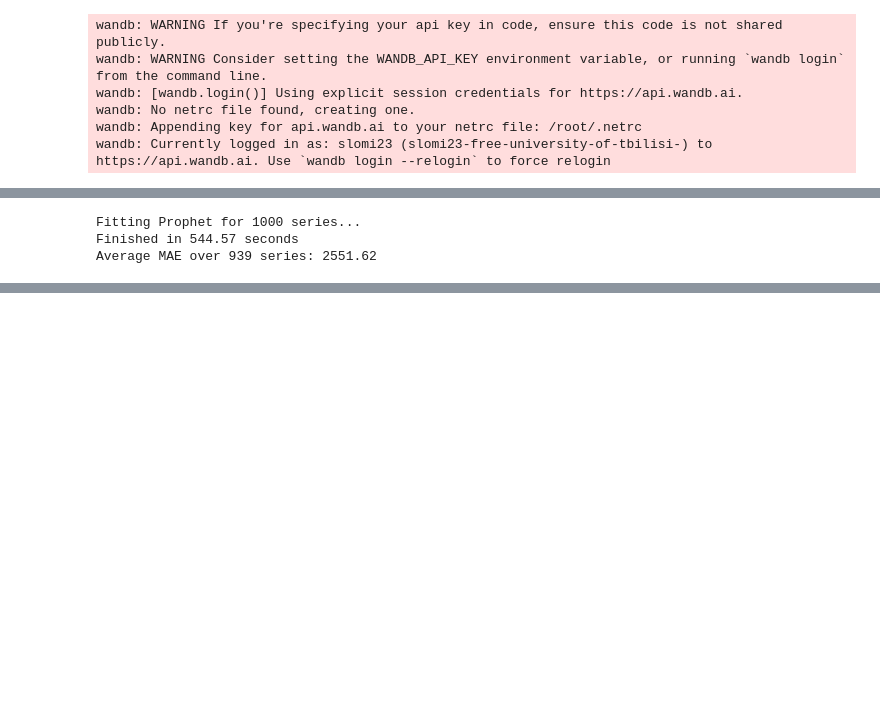
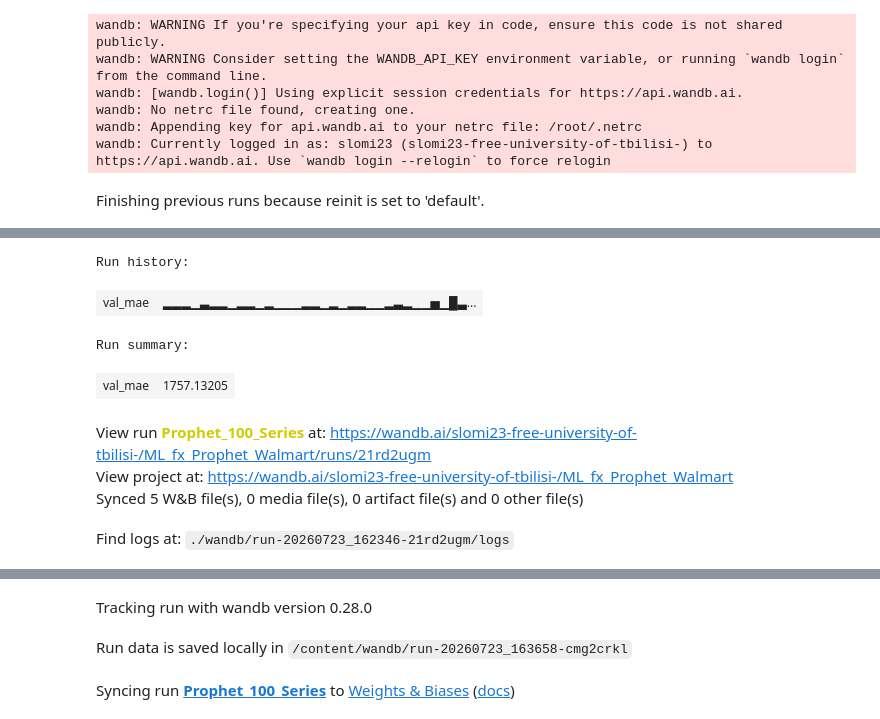
Before and after one commit to slomi23/ML_fx, a Jupyter notebook: model_experiment_Prophet.ipynb, the cells around one changed output, grey strips where cells are left out. Cells and saved outputs as stored; diff of their text form; code cells hidden in the pictures; blank space fills up the shorter version.

```diff
--- a/model_experiment_Prophet.ipynb
+++ b/model_experiment_Prophet.ipynb
@@ -85,14 +85,26 @@ import pandas as pd
 import numpy as np
 from joblib import Parallel, delayed
 import time
+import wandb
+holidays = pd.DataFrame({
+    'holiday': ['Super Bowl', 'Super Bowl', 'Super Bowl', 'Super Bowl',
+                'Labor Day', 'Labor Day', 'Labor Day', 'Labor Day',
+                'Thanksgiving', 'Thanksgiving', 'Thanksgiving', 'Thanksgiving',
+                'Christmas', 'Christmas', 'Christmas', 'Christmas'],
+    'ds': pd.to_datetime(['2010-02-12', '2011-02-11', '2012-02-10', '2013-02-08',
+                          '2010-09-10', '2011-09-09', '2012-09-07', '2013-09-06',
+                          '2010-11-26', '2011-11-25', '2012-11-23', '2013-11-29',
+                          '2010-12-31', '2011-12-30', '2012-12-28', '2013-12-27'])
+})
+run = wandb.init(project="ML_fx_Prophet_Walmart", name="Prophet_100_Series")
 
 # 1. Identify unique Store/Dept combinations
 combinations = train.groupby(['Store', 'Dept']).size().reset_index(name='count')
-combos_to_fit = combinations.head(1000).reset_index(drop=True)
+combos_to_fit = combinations.head(100).reset_index(drop=True)
 
 print(f"Fitting Prophet for {len(combos_to_fit)} series...")
 
-def fit_prophet(store_id, dept_id):
+def fit_prophet(idx, store_id, dept_id):
     try:
         # Filter data
         df = train[(train['Store'] == store_id) & (train['Dept'] == dept_id)].copy()
@@ -114,7 +126,7 @@ def fit_prophet(store_id, dept_id):
         prophet_val = val_df.rename(columns={'Date': 'ds'})
 
         # Fit Model
-        model = Prophet(daily_seasonality=False, weekly_seasonality=True, yearly_seasonality=True)
+        model = Prophet(holidays=holidays, daily_seasonality=False, weekly_seasonality=True, yearly_seasonality=True)
         model.fit(prophet_train)
 
         # Predict
@@ -125,7 +137,7 @@ def fit_prophet(store_id, dept_id):
         val_preds = forecast['yhat'].values
 
         mae = np.mean(np.abs(val_actuals - val_preds))
-        return {'Store': store_id, 'Dept': dept_id, 'MAE': mae}
+        return {'idx': int(idx), 'Store': store_id, 'Dept': dept_id, 'MAE': mae}
 
     except Exception as e:
         pass
@@ -133,16 +145,54 @@ def fit_prophet(store_id, dept_id):
 
 # 2. Run in Parallel using all CPU cores
 start_time = time.time()
-results = Parallel(n_jobs=-1)(delayed(fit_prophet)(row['Store'], row['Dept']) for _, row in combos_to_fit.iterrows())
-
+results = Parallel(n_jobs=-1)(
+    delayed(fit_prophet)(i, row['Store'], row['Dept'])
+    for i, (_, row) in enumerate(combos_to_fit.iterrows())
+)
 end_time = time.time()
 print(f"Finished in {end_time - start_time:.2f} seconds")
 
 # 3. Aggregate Results
 results_df = pd.DataFrame([r for r in results if r is not None])
 if not results_df.empty:
+    results_df = results_df.sort_values('idx')
     avg_mae = results_df['MAE'].mean()
-    print(f"Average MAE over {len(results_df)} series: {avg_mae:.2f}")
+    for _, row in results_df.iterrows():
+      run.log({"val_mae": row['MAE']}, step=int(row['idx']))
+    print(f"Logged {len(results_df)} MAEs to W&B")
+
+#average out results
+all_preds = []
+for res in results:
+    if res is not None:
+        all_preds.append(res)
+
+if all_preds:
+    final_preds_df = pd.concat(all_preds, ignore_index=True)
+
+    # Merge with actuals to calculate MAE
+    # Create a key for merging
+    final_preds_df['key'] = final_preds_df.apply(lambda x: f"{x['ds']}_{x['Store']}_{x['Dept']}", axis=1)
+
+    # Get actuals for validation period
+    val_actuals = train[train['Date'] > '2011-12-01'][['Date', 'Store', 'Dept', 'Weekly_Sales']].copy()
+    val_actuals['key'] = val_actuals.apply(lambda x: f"{x['Date']}_{x['Store']}_{x['Dept']}", axis=1)
+
+    merged = final_preds_df.merge(val_actuals, on='key', how='inner')
+
+    if not merged.empty:
+        mae = np.mean(np.abs(merged['yhat'] - merged['Weekly_Sales']))
+        print(f"Overall Ensemble MAE: {mae:.2f}")
+
+        # Log to W&B
+        run.log({"ensemble_mae": mae})
+
+        # Optional: Save predictions to CSV for inspection
+        merged.to_csv("prophet_predictions.csv", index=False)
+    else:
+        print("No matching records found.")
 else:
-    print("No results generated.")
+    print("No predictions generated.")
+run.finish()
 # %% [output]
+Finishing previous runs because reinit is set to 'default'.
@@ -149,3 +200,8 @@ else:
-Fitting Prophet for 1000 series...
-Finished in 544.57 seconds
-Average MAE over 939 series: 2551.62
+Run history:
+| val_mae | ▂▂▂▁▃▂▂▁▂▂▁▂▁▁▁▂▂▁▂▁▂▂▁▁▂▃▂▁▁▅▁█▃... |
+Run summary:
+| val_mae | 1757.13205 |
+View run Prophet_100_Series at: https://wandb.ai/slomi23-free-university-of-tbilisi-/ML_fx_Prophet_Walmart/runs/21rd2ugm
+View project at: https://wandb.ai/slomi23-free-university-of-tbilisi-/ML_fx_Prophet_Walmart
+Synced 5 W&B file(s), 0 media file(s), 0 artifact file(s) and 0 other file(s)
+Find logs at: ./wandb/run-20260723_162346-21rd2ugm/logs
@@ -151,0 +209,3 @@ Average MAE over 939 series: 2551.62
+Tracking run with wandb version 0.28.0
+Run data is saved locally in /content/wandb/run-20260723_163658-cmg2crkl
+Syncing run Prophet_100_Series to Weights & Biases (docs)
```
Also changed, not shown: parts of 1 cell of this notebook.
